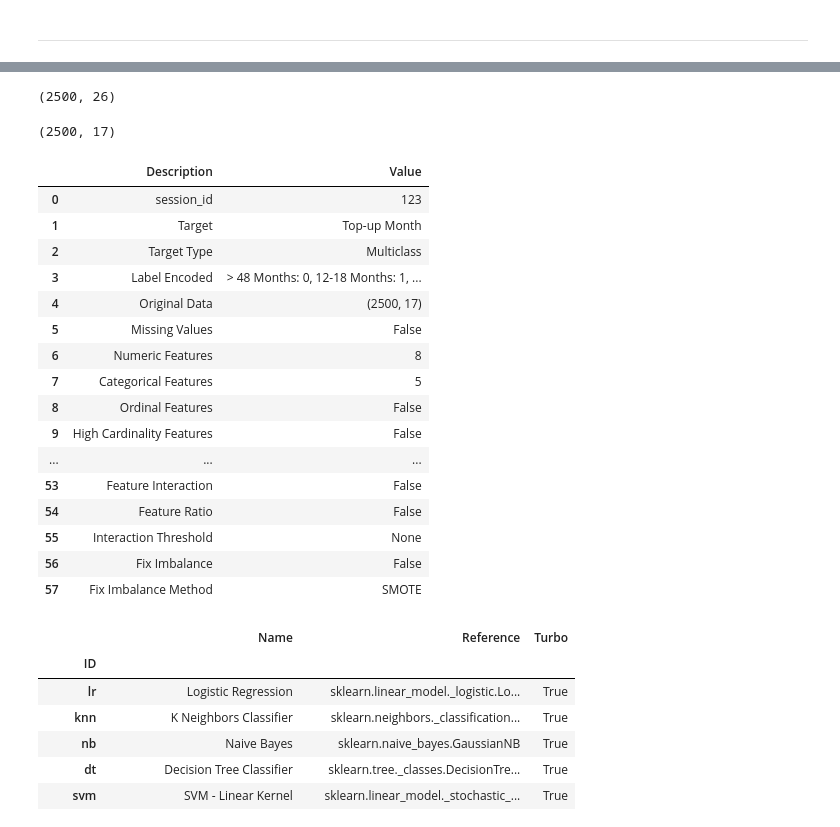
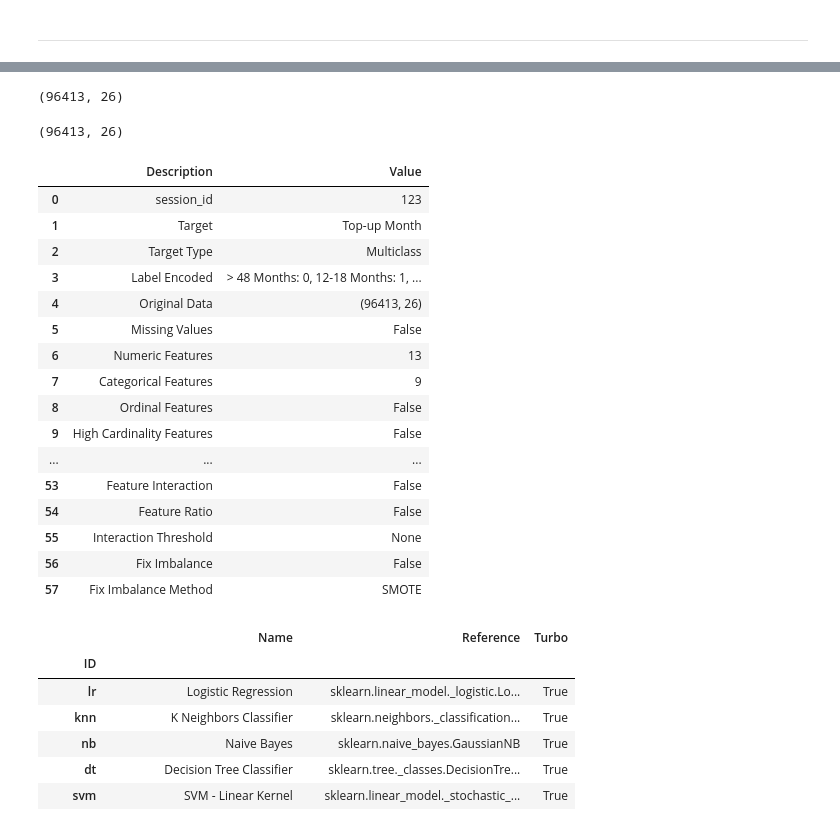
Before and after one commit to tummala-hareesh/FinHack_LT_AV, a Jupyter notebook: 2_finhack_pycaret.ipynb, the cells around one changed output, grey strips where cells are left out. Cells and saved outputs as stored; diff of their text form; code cells hidden in the pictures.

```diff
--- a/2_finhack_pycaret.ipynb
+++ b/2_finhack_pycaret.ipynb
@@ -61,12 +59,7 @@ Unseen Data For Predictions: (10713, 26)
 # %%
-# Drop Nan values
-data = data.iloc[:2500,:]
+# Sub-set of data to test
+nsubset = 96413
+data = data.iloc[:nsubset,:]
 data.shape
 # %% [output]
-(2500, 26)
+(96413, 26)
-# %%
-data = data[['Frequency', 'InstlmentMode', 'LoanStatus', 'PaymentMode', 'Tenure', 'AssetCost', 'AmountFinance', 'DisbursalAmount', 'EMI', 'DisbursalDate', 'MaturityDAte', 'AuthDate', 'LTV', 'SEX', 'AGE', 'MonthlyIncome', 'Top-up Month']]
-# %%
-data.shape
-# %% [output]
-(2500, 17)
@@ -73,16 +72,20 @@ data.shape
+# %%
+data.shape
+# %% [output]
+(96413, 26)
 # %%
 ## Setup
-mclf = setup(data = data, target = 'Top-up Month', session_id=123)
+mclf = setup(data = data, target = 'Top-up Month', session_id=123, experiment_name='FinHack1')
 # %% [output]
 |  | Description | Value |
 | 0 | session_id | 123 |
 | 1 | Target | Top-up Month |
 | 2 | Target Type | Multiclass |
 | 3 | Label Encoded | > 48 Months: 0, 12-18 Months: 1, ... |
-| 4 | Original Data | (2500, 17) |
+| 4 | Original Data | (96413, 26) |
 | 5 | Missing Values | False |
-| 6 | Numeric Features | 8 |
-| 7 | Categorical Features | 5 |
+| 6 | Numeric Features | 13 |
+| 7 | Categorical Features | 9 |
 | 8 | Ordinal Features | False |
 | 9 | High Cardinality Features | False |
 | ... | ... | ... |
```
Also changed, not shown: parts of 34 cells of this notebook, 9 other files.
